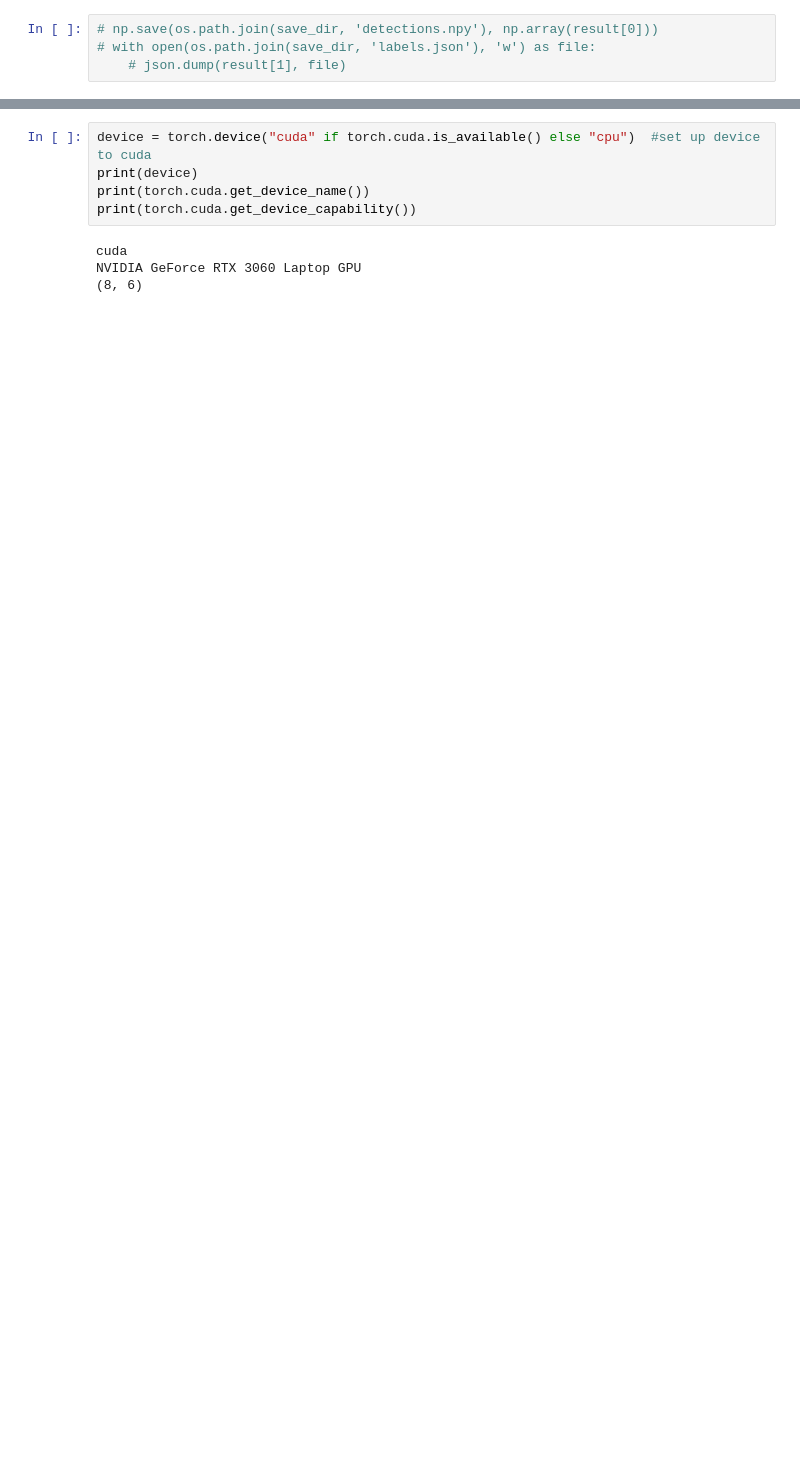
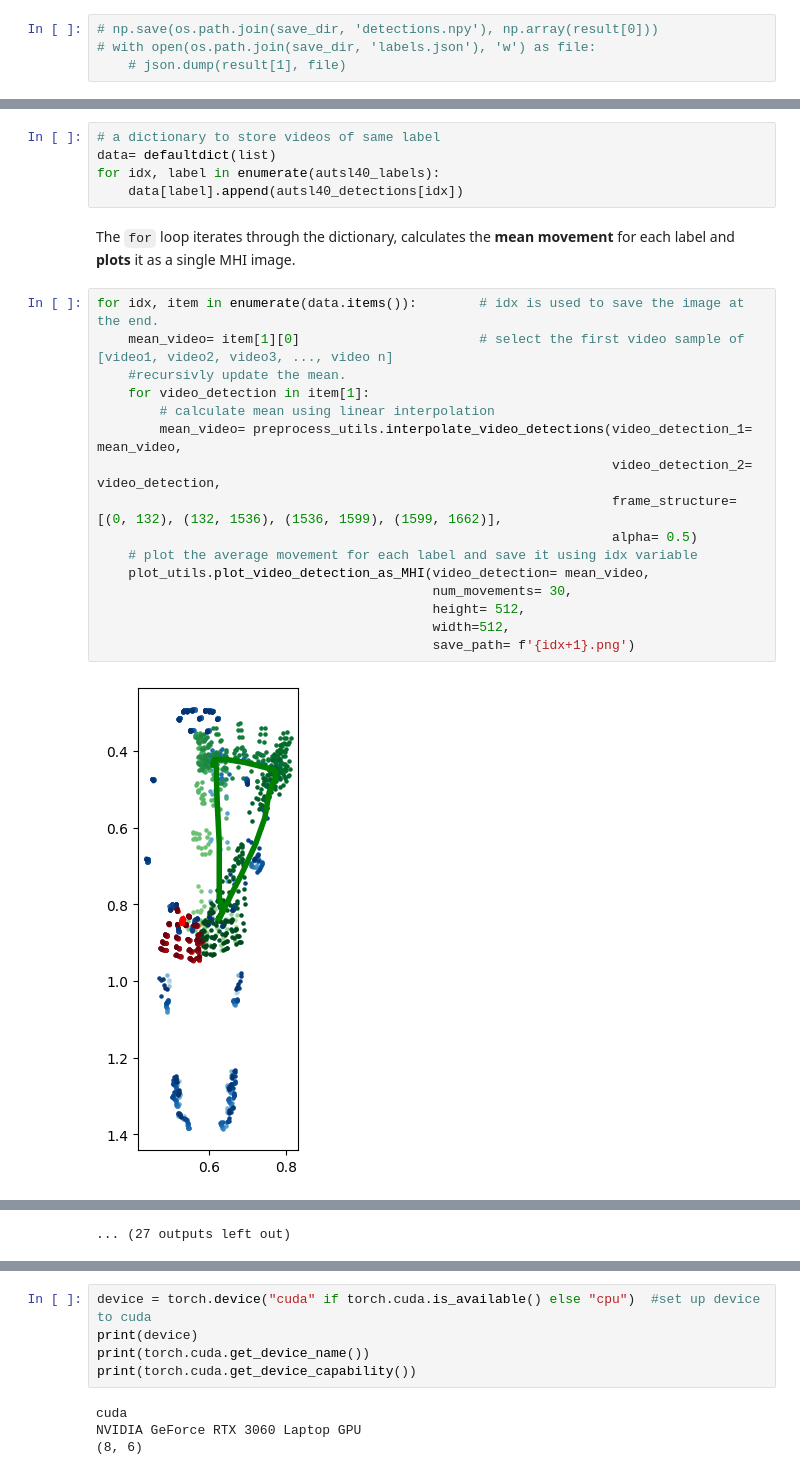
Before and after one commit to SadeghAllahverdi/SignLanguage-project, a Jupyter notebook: SignLanguageProject/notebooks/experiment_autsl40.ipynb, the cells around one changed output, grey strips where cells are left out. Drawn from its saved outputs; the diff is of its cells as text; blank space fills up the shorter version.

```diff
--- a/SignLanguageProject/notebooks/experiment_autsl40.ipynb
+++ b/SignLanguageProject/notebooks/experiment_autsl40.ipynb
@@ -90,0 +103,25 @@ plot_utils.show_video_detections(video_detection_1)
+# %%
+# a dictionary to store videos of same label
+data= defaultdict(list)
+for idx, label in enumerate(autsl40_labels):
+    data[label].append(autsl40_detections[idx])
+# %% [markdown]
+The `for` loop iterates through the dictionary, calculates the **mean movement** for each label and **plots** it as a single MHI image.
+# %%
+for idx, item in enumerate(data.items()):        # idx is used to save the image at the end.
+    mean_video= item[1][0]                       # select the first video sample of [video1, video2, video3, ..., video n]
+    #recursivly update the mean.
+    for video_detection in item[1]:
+        # calculate mean using linear interpolation
+        mean_video= preprocess_utils.interpolate_video_detections(video_detection_1= mean_video,
+                                                                  video_detection_2= video_detection,
+                                                                  frame_structure= [(0, 132), (132, 1536), (1536, 1599), (1599, 1662)],
+                                                                  alpha= 0.5)
+    # plot the average movement for each label and save it using idx variable
+    plot_utils.plot_video_detection_as_MHI(video_detection= mean_video,
+                                           num_movements= 30,
+                                           height= 512,
+                                           width=512,
+                                           save_path= f'{idx+1}.png')
+# %% [output]
+[figure, added]
@@ -90,0 +139 @@ plot_utils.show_video_detections(video_detection_1)
+... (27 outputs left out)
```
Also changed, not shown: parts of 86 cells of this notebook, 3 other files.
